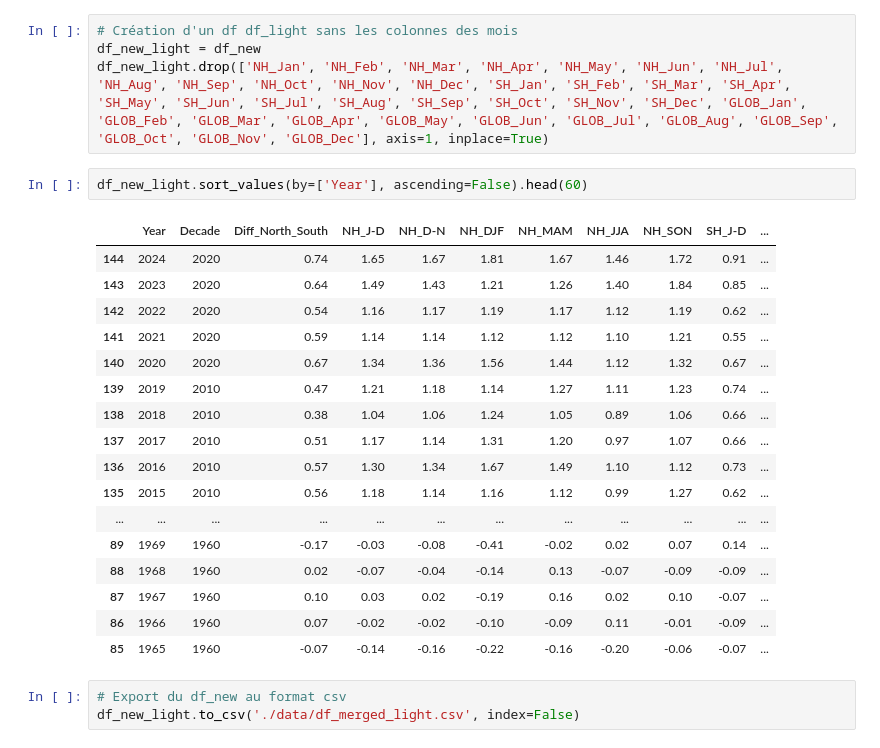
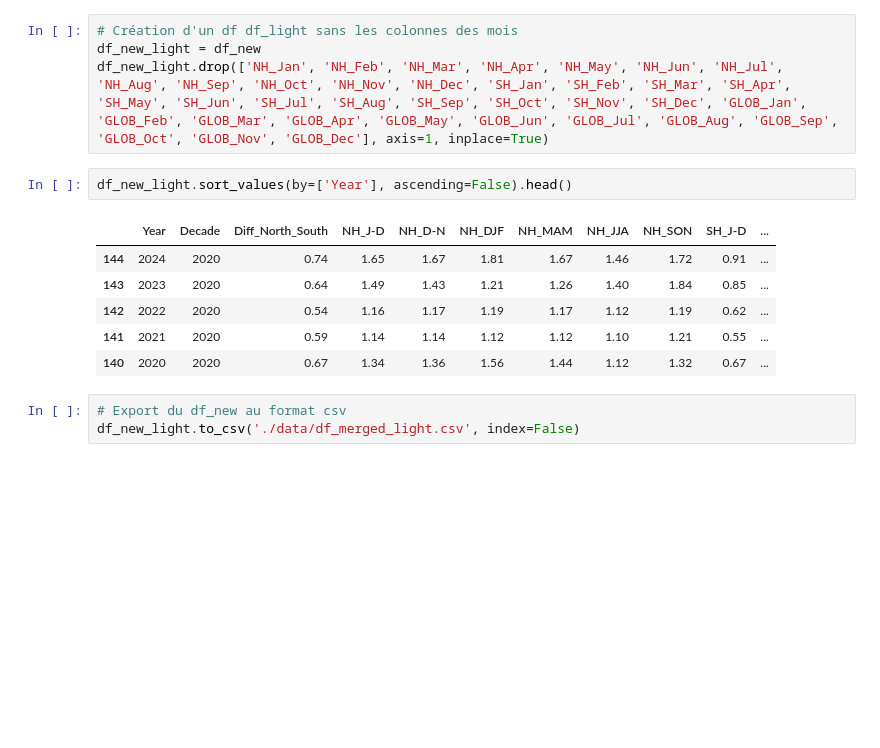
Before and after one commit to VinchC/projet, a Jupyter notebook: global_updated.ipynb, the cells around one changed output. Cells and saved outputs as stored; diff of their text form; blank space fills up the shorter version.

```diff
--- a/global_updated.ipynb
+++ b/global_updated.ipynb
@@ -219,25 +213,14 @@ df_new.to_csv('./data/df_merged.csv', index=False)
 df_new_light = df_new
 df_new_light.drop(['NH_Jan', 'NH_Feb', 'NH_Mar', 'NH_Apr', 'NH_May', 'NH_Jun', 'NH_Jul', 'NH_Aug', 'NH_Sep', 'NH_Oct', 'NH_Nov', 'NH_Dec', 'SH_Jan', 'SH_Feb', 'SH_Mar', 'SH_Apr', 'SH_May', 'SH_Jun', 'SH_Jul', 'SH_Aug', 'SH_Sep', 'SH_Oct', 'SH_Nov', 'SH_Dec', 'GLOB_Jan', 'GLOB_Feb', 'GLOB_Mar', 'GLOB_Apr', 'GLOB_May', 'GLOB_Jun', 'GLOB_Jul', 'GLOB_Aug', 'GLOB_Sep', 'GLOB_Oct', 'GLOB_Nov', 'GLOB_Dec'], axis=1, inplace=True)
 # %%
-df_new_light.sort_values(by=['Year'], ascending=False).head(60)
+df_new_light.sort_values(by=['Year'], ascending=False).head()
 # %% [output]
 |  | Year | Decade | Diff_North_South | NH_J-D | NH_D-N | NH_DJF | NH_MAM | NH_JJA | NH_SON | SH_J-D | ... |
 | 144 | 2024 | 2020 | 0.74 | 1.65 | 1.67 | 1.81 | 1.67 | 1.46 | 1.72 | 0.91 | ... |
 | 143 | 2023 | 2020 | 0.64 | 1.49 | 1.43 | 1.21 | 1.26 | 1.40 | 1.84 | 0.85 | ... |
 | 142 | 2022 | 2020 | 0.54 | 1.16 | 1.17 | 1.19 | 1.17 | 1.12 | 1.19 | 0.62 | ... |
 | 141 | 2021 | 2020 | 0.59 | 1.14 | 1.14 | 1.12 | 1.12 | 1.10 | 1.21 | 0.55 | ... |
 | 140 | 2020 | 2020 | 0.67 | 1.34 | 1.36 | 1.56 | 1.44 | 1.12 | 1.32 | 0.67 | ... |
-| 139 | 2019 | 2010 | 0.47 | 1.21 | 1.18 | 1.14 | 1.27 | 1.11 | 1.23 | 0.74 | ... |
-| 138 | 2018 | 2010 | 0.38 | 1.04 | 1.06 | 1.24 | 1.05 | 0.89 | 1.06 | 0.66 | ... |
-| 137 | 2017 | 2010 | 0.51 | 1.17 | 1.14 | 1.31 | 1.20 | 0.97 | 1.07 | 0.66 | ... |
-| 136 | 2016 | 2010 | 0.57 | 1.30 | 1.34 | 1.67 | 1.49 | 1.10 | 1.12 | 0.73 | ... |
-| 135 | 2015 | 2010 | 0.56 | 1.18 | 1.14 | 1.16 | 1.12 | 0.99 | 1.27 | 0.62 | ... |
-| ... | ... | ... | ... | ... | ... | ... | ... | ... | ... | ... | ... |
-| 89 | 1969 | 1960 | -0.17 | -0.03 | -0.08 | -0.41 | -0.02 | 0.02 | 0.07 | 0.14 | ... |
-| 88 | 1968 | 1960 | 0.02 | -0.07 | -0.04 | -0.14 | 0.13 | -0.07 | -0.09 | -0.09 | ... |
-| 87 | 1967 | 1960 | 0.10 | 0.03 | 0.02 | -0.19 | 0.16 | 0.02 | 0.10 | -0.07 | ... |
-| 86 | 1966 | 1960 | 0.07 | -0.02 | -0.02 | -0.10 | -0.09 | 0.11 | -0.01 | -0.09 | ... |
-| 85 | 1965 | 1960 | -0.07 | -0.14 | -0.16 | -0.22 | -0.16 | -0.20 | -0.06 | -0.07 | ... |
 # %%
 # Export du df_new au format csv
 df_new_light.to_csv('./data/df_merged_light.csv', index=False)
```
Also changed, not shown: parts of 14 cells of this notebook, 8 other files.
